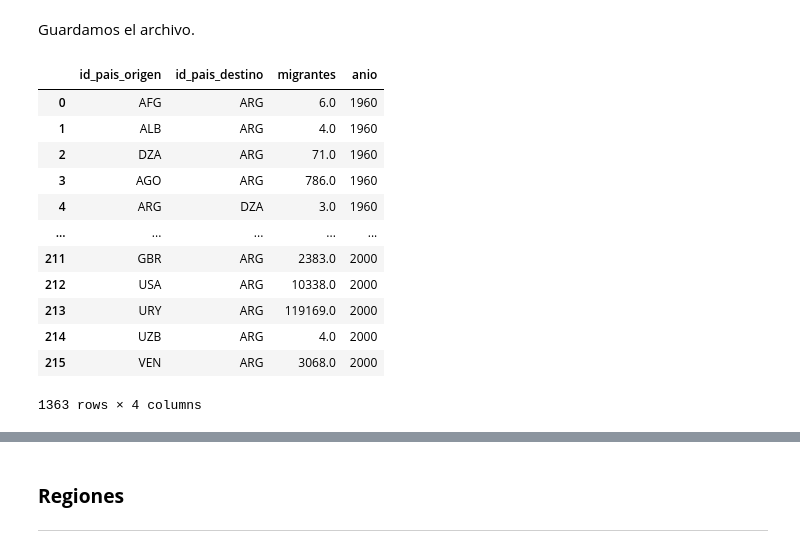
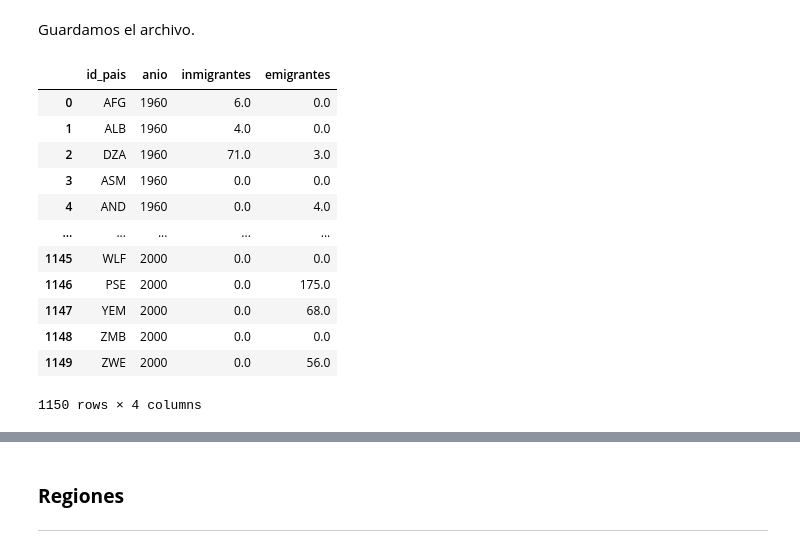
Before and after one commit to Rogoyin/Laboratorio-de-datos, a Jupyter notebook: Práctico 1/Procesamiento.ipynb, the cells around one changed output, grey strips where cells are left out. Saved outputs shown, nothing was run; the diff lists cells and outputs as text; code cells hidden in the pictures.

Commit message:
Arreglo Migrantes

```diff
--- a/Práctico 1/Procesamiento.ipynb
+++ b/Práctico 1/Procesamiento.ipynb
@@ -79,3 +112,6 @@ for Columna in Columnas_String:
+# %%
+Migrantes = Migrantes[~((Migrantes['id_pais_origen'] == 'ARG') &
+                        (Migrantes['id_pais_destino'] == 'ARG'))]
 # %% [markdown]
 Creamos cinco DataFrames, cada uno con un año específico. Le agregamos una columna con el año correspondiente. Después, los filtramos: nos quedamos solo con las filas con valores mayores a 0, es decir, con filas con migrantes. Reseteamos el índice y les cambiamos el nombre. Por último, los concatenamos en el DataFrame final.
 # %%
@@ -83,13 +119,13 @@ DataFrames_Cantidades = []
 
 for Columna in Columnas_Numericas:
     DataFrame = Migrantes[['id_pais_origen', 'id_pais_destino', Columna]]    # Filtrado de columnas.
-    DataFrame = DataFrame[DataFrame[Columna] > 0]                            # Filtrado de filas.
+    #DataFrame = DataFrame[DataFrame[Columna] > 0]                            # Filtrado de filas.
     DataFrame['anio'] = Columna[-4:len(Columna)+1]                           # Crear columna con el año.
     DataFrame = DataFrame.reset_index(drop=True)                             # Resetear índices.
     DataFrame = DataFrame.rename(columns={Columna: 'migrantes'})             # Renombrar columna.
     DataFrames_Cantidades.append(DataFrame)                                  # Agregar df a lista de dfs.
 
-Migrantes = pd.concat(DataFrames_Cantidades)
+Migrantes = pd.concat(DataFrames_Cantidades).reset_index(drop=True)
 
 Migrantes
 # %% [output]
@@ -153,15 +206,15 @@ Emigrantes
 # %% [markdown]
 Combinamos los datos.
 # %%
-Migrantes_ = pd.merge(
+Migrantes = pd.merge(
     Inmigrantes[['id_pais', 'anio', 'inmigrantes']],
     Emigrantes[['id_pais', 'anio', 'emigrantes']],
     on=['id_pais', 'anio'],
     how='left'
 ).reset_index(drop=True)
 
-Migrantes_.fillna({'inmigrantes': 0}, inplace=True)
-Migrantes_.fillna({'emigrantes': 0}, inplace=True)
+Migrantes.fillna({'inmigrantes': 0}, inplace=True)
+Migrantes.fillna({'emigrantes': 0}, inplace=True)
 # %% [markdown]
 Última verificación de que no hay valores duplicados.
 # %%
@@ -173,20 +226,20 @@ Duplicados
 # %% [markdown]
 Guardamos el archivo.
 # %%
-Migrantes.to_csv('Tablas/TABLA. Migrantes.csv', index=False)
+Migrantes.to_csv('Tablas/TABLA. Migrantes - Diseño 2.csv', index=False)
 
 Migrantes
 # %% [output]
-|  | id_pais_origen | id_pais_destino | migrantes | anio |
-| 0 | AFG | ARG | 6.0 | 1960 |
-| 1 | ALB | ARG | 4.0 | 1960 |
-| 2 | DZA | ARG | 71.0 | 1960 |
-| 3 | AGO | ARG | 786.0 | 1960 |
-| 4 | ARG | DZA | 3.0 | 1960 |
+|  | id_pais | anio | inmigrantes | emigrantes |
+| 0 | AFG | 1960 | 6.0 | 0.0 |
+| 1 | ALB | 1960 | 4.0 | 0.0 |
+| 2 | DZA | 1960 | 71.0 | 3.0 |
+| 3 | ASM | 1960 | 0.0 | 0.0 |
+| 4 | AND | 1960 | 0.0 | 4.0 |
 | ... | ... | ... | ... | ... |
-| 211 | GBR | ARG | 2383.0 | 2000 |
-| 212 | USA | ARG | 10338.0 | 2000 |
-| 213 | URY | ARG | 119169.0 | 2000 |
-| 214 | UZB | ARG | 4.0 | 2000 |
-| 215 | VEN | ARG | 3068.0 | 2000 |
+| 1145 | WLF | 2000 | 0.0 | 0.0 |
+| 1146 | PSE | 2000 | 0.0 | 175.0 |
+| 1147 | YEM | 2000 | 0.0 | 68.0 |
+| 1148 | ZMB | 2000 | 0.0 | 0.0 |
+| 1149 | ZWE | 2000 | 0.0 | 56.0 |
-1363 rows × 4 columns
+1150 rows × 4 columns
```
Also changed, not shown: parts of 10 cells of this notebook, 2 other files.
